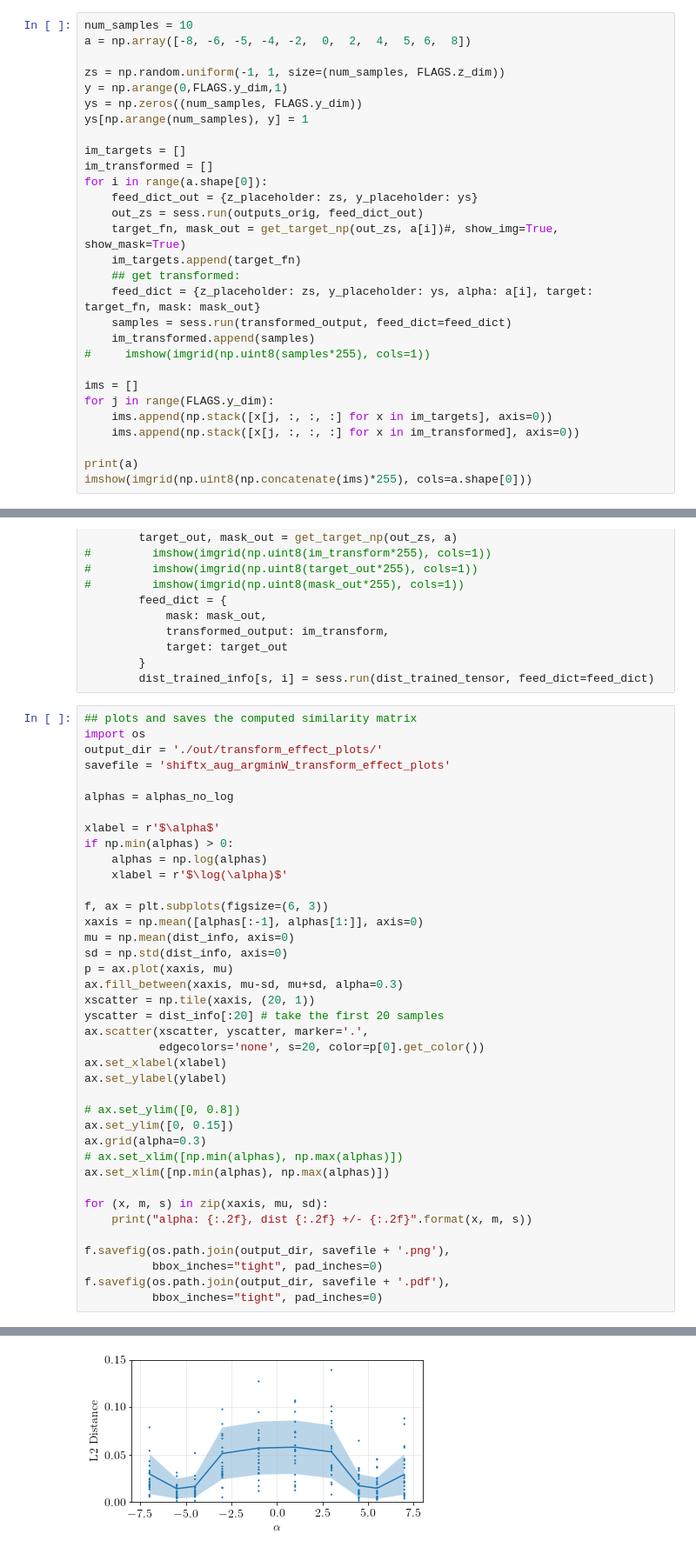
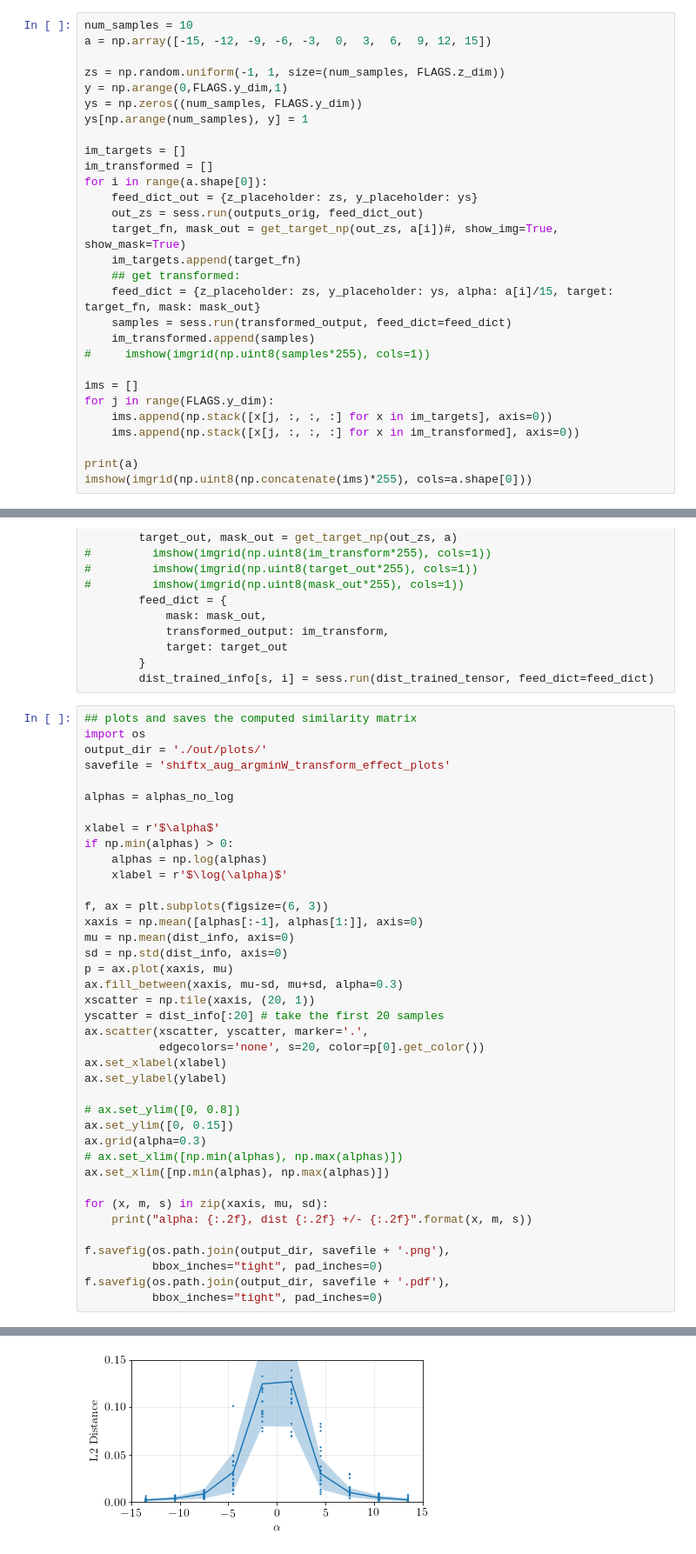
Before and after one commit to ali-design/gan_workspace, a Jupyter notebook: DCGAN-tensorflow/shiftx_aug_argminW_mnist.ipynb, the cells around one changed output, grey strips where cells are left out. Shown at 87% size. Cells and saved outputs as stored; diff of their text form.

```diff
--- a/DCGAN-tensorflow/shiftx_aug_argminW_mnist.ipynb
+++ b/DCGAN-tensorflow/shiftx_aug_argminW_mnist.ipynb
@@ -360,7 +345,7 @@ print(loss_vals)
 # saver.restore(sess, "./out/walk_train_aug/shiftx_l2_git0.005/output/model_20000.ckpt")
 # %%
 num_samples = 10
-a = np.array([-8, -6, -5, -4, -2,  0,  2,  4,  5, 6,  8])
+a = np.array([-15, -12, -9, -6, -3,  0,  3,  6,  9, 12, 15])
 
 zs = np.random.uniform(-1, 1, size=(num_samples, FLAGS.z_dim))
 y = np.arange(0,FLAGS.y_dim,1)
@@ -375,7 +360,7 @@ for i in range(a.shape[0]):
     target_fn, mask_out = get_target_np(out_zs, a[i])#, show_img=True, show_mask=True)
     im_targets.append(target_fn)
     ## get transformed:
-    feed_dict = {z_placeholder: zs, y_placeholder: ys, alpha: a[i], target: target_fn, mask: mask_out}
+    feed_dict = {z_placeholder: zs, y_placeholder: ys, alpha: a[i]/15, target: target_fn, mask: mask_out}
     samples = sess.run(transformed_output, feed_dict=feed_dict)
     im_transformed.append(samples)
 #     imshow(imgrid(np.uint8(samples*255), cols=1))
@@ -516,7 +501,7 @@ for batch_start in range(0, num_samples, batch_size):
 # %%
 ## plots and saves the computed similarity matrix
 import os
-output_dir = './out/transform_effect_plots/'
+output_dir = './out/plots/'
 savefile = 'shiftx_aug_argminW_transform_effect_plots'
 
 alphas = alphas_no_log
@@ -568,2 +553,2 @@ alpha: 7.00, dist 0.03 +/- 0.02
-[figure, old version]
+[figure, new version]
 # %%
```
Also changed, not shown: parts of 12 cells of this notebook, 6 other files.
